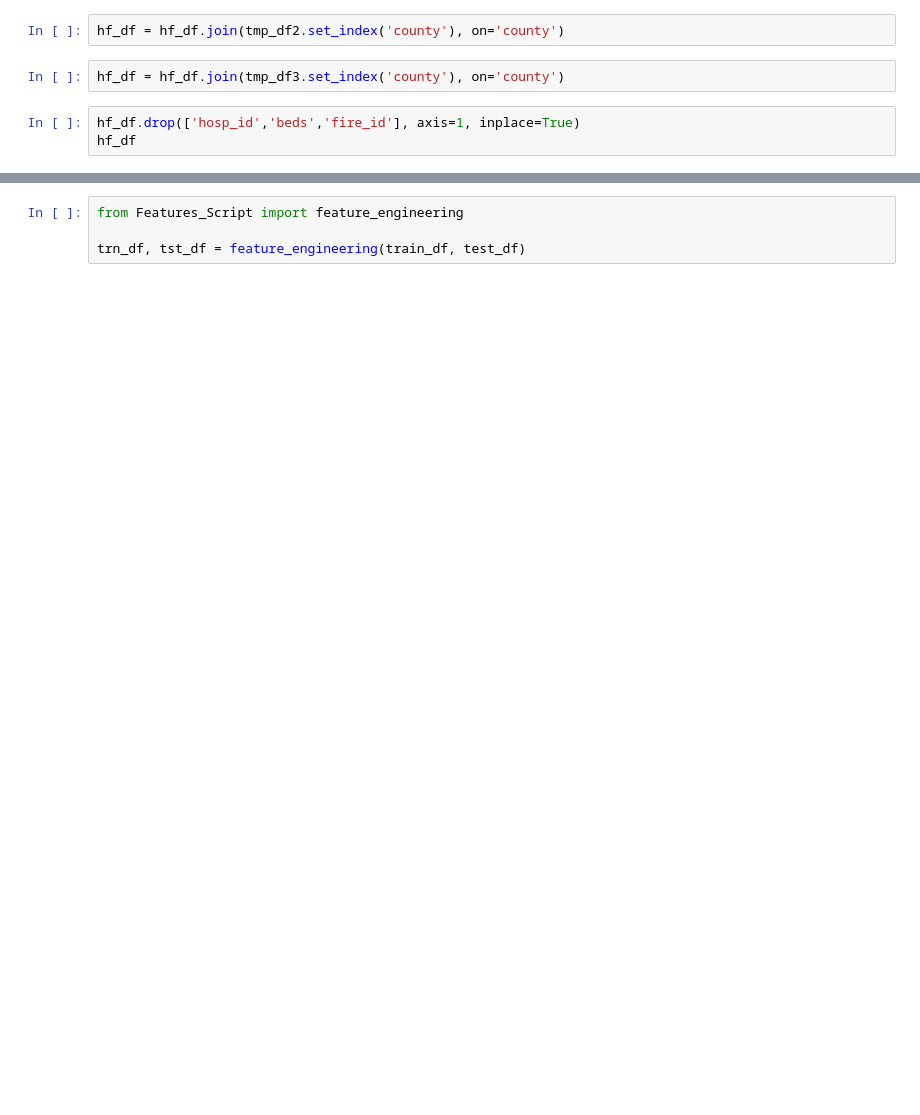
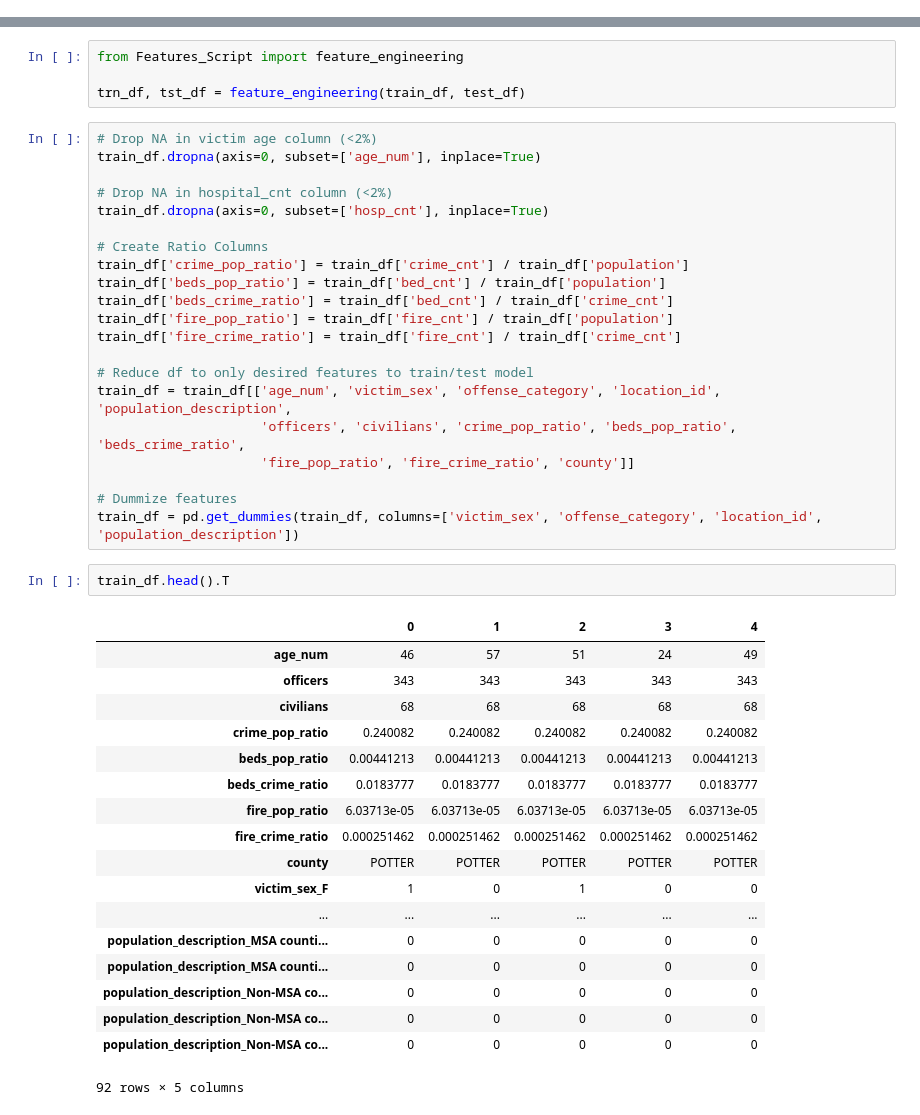
Before and after one commit to KendalHolcombe/KH_Capstone, a Jupyter notebook: Intelligent_Model.ipynb, the cells around one changed output, grey strips where cells are left out. Drawn from its saved outputs; the diff is of its cells as text; blank space fills up the shorter version.

Commit message:
intelligent model scoped out

```diff
--- a/Intelligent_Model.ipynb
+++ b/Intelligent_Model.ipynb
@@ -37,10 +206,3 @@ hf_df = h_f_df.join(tmp_df.set_index('county'), on='county')
-# %%
-hf_df = hf_df.join(tmp_df2.set_index('county'), on='county')
-# %%
-hf_df = hf_df.join(tmp_df3.set_index('county'), on='county')
-# %%
-hf_df.drop(['hosp_id','beds','fire_id'], axis=1, inplace=True)
-hf_df
 # %%
 train_df = crime_df.join(hf_df.set_index('county'), on='county')
 # %%
@@ -57,3 +335,45 @@ test_df.info()
 from Features_Script import feature_engineering
 
 trn_df, tst_df = feature_engineering(train_df, test_df)
+# %%
+# Drop NA in victim age column (<2%)
+train_df.dropna(axis=0, subset=['age_num'], inplace=True)
+
+# Drop NA in hospital_cnt column (<2%)
+train_df.dropna(axis=0, subset=['hosp_cnt'], inplace=True)
+
+# Create Ratio Columns
+train_df['crime_pop_ratio'] = train_df['crime_cnt'] / train_df['population']
+train_df['beds_pop_ratio'] = train_df['bed_cnt'] / train_df['population']
+train_df['beds_crime_ratio'] = train_df['bed_cnt'] / train_df['crime_cnt']
+train_df['fire_pop_ratio'] = train_df['fire_cnt'] / train_df['population']
+train_df['fire_crime_ratio'] = train_df['fire_cnt'] / train_df['crime_cnt']
+
+# Reduce df to only desired features to train/test model
+train_df = train_df[['age_num', 'victim_sex', 'offense_category', 'location_id', 'population_description',
+                     'officers', 'civilians', 'crime_pop_ratio', 'beds_pop_ratio', 'beds_crime_ratio',
+                     'fire_pop_ratio', 'fire_crime_ratio', 'county']]
+
+# Dummize features
+train_df = pd.get_dummies(train_df, columns=['victim_sex', 'offense_category', 'location_id', 'population_description'])
+# %%
+train_df.head().T
+# %% [output]
+|  | 0 | 1 | 2 | 3 | 4 |
+| age_num | 46 | 57 | 51 | 24 | 49 |
+| officers | 343 | 343 | 343 | 343 | 343 |
+| civilians | 68 | 68 | 68 | 68 | 68 |
+| crime_pop_ratio | 0.240082 | 0.240082 | 0.240082 | 0.240082 | 0.240082 |
+| beds_pop_ratio | 0.00441213 | 0.00441213 | 0.00441213 | 0.00441213 | 0.00441213 |
+| beds_crime_ratio | 0.0183777 | 0.0183777 | 0.0183777 | 0.0183777 | 0.0183777 |
+| fire_pop_ratio | 6.03713e-05 | 6.03713e-05 | 6.03713e-05 | 6.03713e-05 | 6.03713e-05 |
+| fire_crime_ratio | 0.000251462 | 0.000251462 | 0.000251462 | 0.000251462 | 0.000251462 |
+| county | POTTER | POTTER | POTTER | POTTER | POTTER |
+| victim_sex_F | 1 | 0 | 1 | 0 | 0 |
+| ... | ... | ... | ... | ... | ... |
+| population_description_MSA counti... | 0 | 0 | 0 | 0 | 0 |
+| population_description_MSA counti... | 0 | 0 | 0 | 0 | 0 |
+| population_description_Non-MSA co... | 0 | 0 | 0 | 0 | 0 |
+| population_description_Non-MSA co... | 0 | 0 | 0 | 0 | 0 |
+| population_description_Non-MSA co... | 0 | 0 | 0 | 0 | 0 |
+92 rows × 5 columns
```
Also changed, not shown: parts of 27 cells of this notebook, 1 other file.
